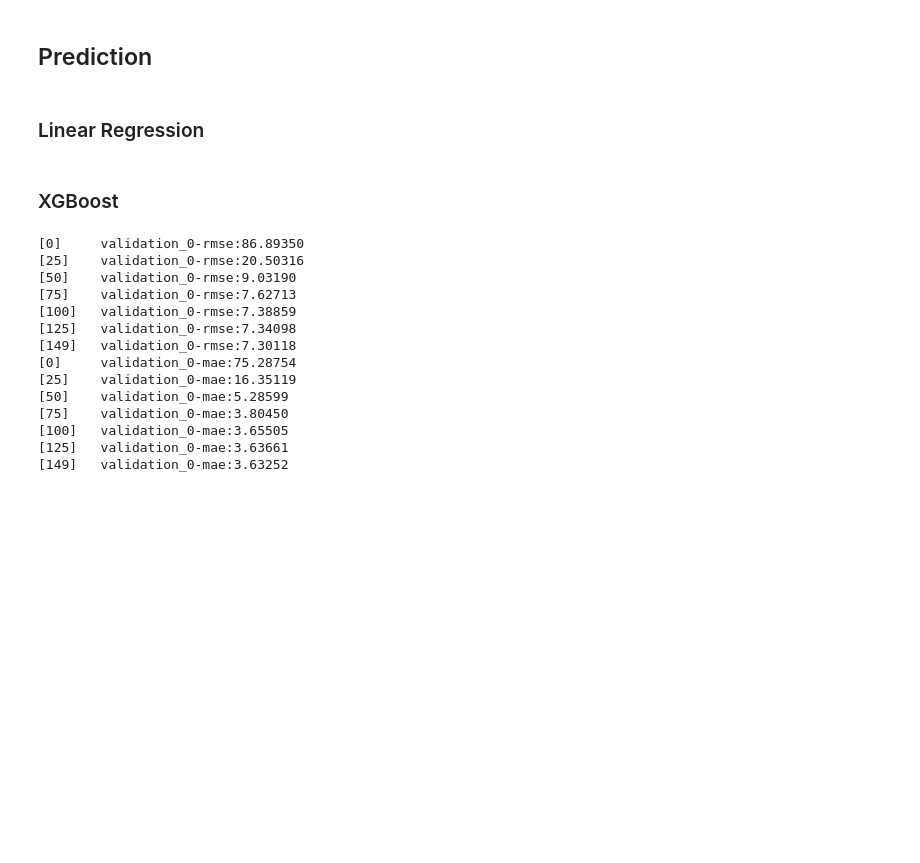
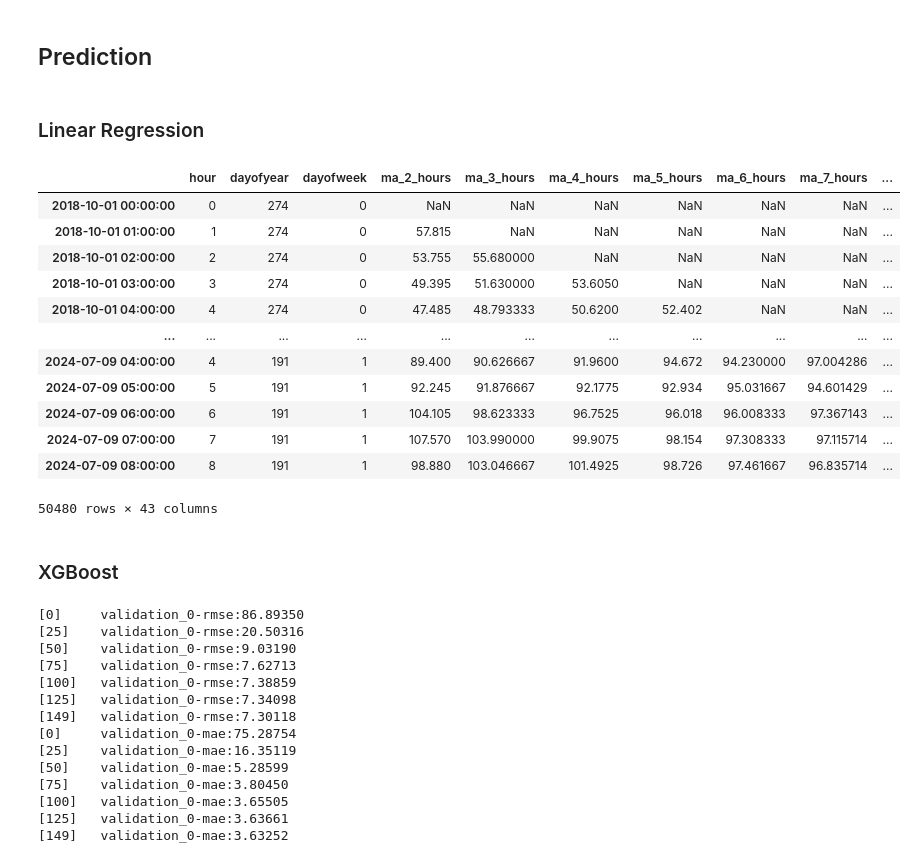
Before and after one commit to YukaNakamoto/LSDI-Project-, a Jupyter notebook: hand_in/notebook.ipynb, the cells around one changed output. Cells and saved outputs as stored; diff of their text form; code cells hidden in the pictures; blank space fills up the shorter version.

```diff
--- a/hand_in/notebook.ipynb
+++ b/hand_in/notebook.ipynb
@@ -160,6 +171,22 @@ X_test.tail(1)
 ## Prediction
 # %% [markdown]
 ### Linear Regression
+# %%
+X_train
+# %% [output]
+|  | hour | dayofyear | dayofweek | ma_2_hours | ma_3_hours | ma_4_hours | ma_5_hours | ma_6_hours | ma_7_hours | ... |
+| 2018-10-01 00:00:00 | 0 | 274 | 0 | NaN | NaN | NaN | NaN | NaN | NaN | ... |
+| 2018-10-01 01:00:00 | 1 | 274 | 0 | 57.815 | NaN | NaN | NaN | NaN | NaN | ... |
+| 2018-10-01 02:00:00 | 2 | 274 | 0 | 53.755 | 55.680000 | NaN | NaN | NaN | NaN | ... |
+| 2018-10-01 03:00:00 | 3 | 274 | 0 | 49.395 | 51.630000 | 53.6050 | NaN | NaN | NaN | ... |
+| 2018-10-01 04:00:00 | 4 | 274 | 0 | 47.485 | 48.793333 | 50.6200 | 52.402 | NaN | NaN | ... |
+| ... | ... | ... | ... | ... | ... | ... | ... | ... | ... | ... |
+| 2024-07-09 04:00:00 | 4 | 191 | 1 | 89.400 | 90.626667 | 91.9600 | 94.672 | 94.230000 | 97.004286 | ... |
+| 2024-07-09 05:00:00 | 5 | 191 | 1 | 92.245 | 91.876667 | 92.1775 | 92.934 | 95.031667 | 94.601429 | ... |
+| 2024-07-09 06:00:00 | 6 | 191 | 1 | 104.105 | 98.623333 | 96.7525 | 96.018 | 96.008333 | 97.367143 | ... |
+| 2024-07-09 07:00:00 | 7 | 191 | 1 | 107.570 | 103.990000 | 99.9075 | 98.154 | 97.308333 | 97.115714 | ... |
+| 2024-07-09 08:00:00 | 8 | 191 | 1 | 98.880 | 103.046667 | 101.4925 | 98.726 | 97.461667 | 96.835714 | ... |
+50480 rows × 43 columns
 # %%
 lr_predictions  = linear_regression(X_train, y_train, X_test, y_test, scalar)
 lr_predictions_interval = linear_regression(X_train_XGB, y_train_XGB, X_test_XGB, y_test_XGB, scalar)
```
Also changed, not shown: parts of 8 cells of this notebook, 2 other files.
